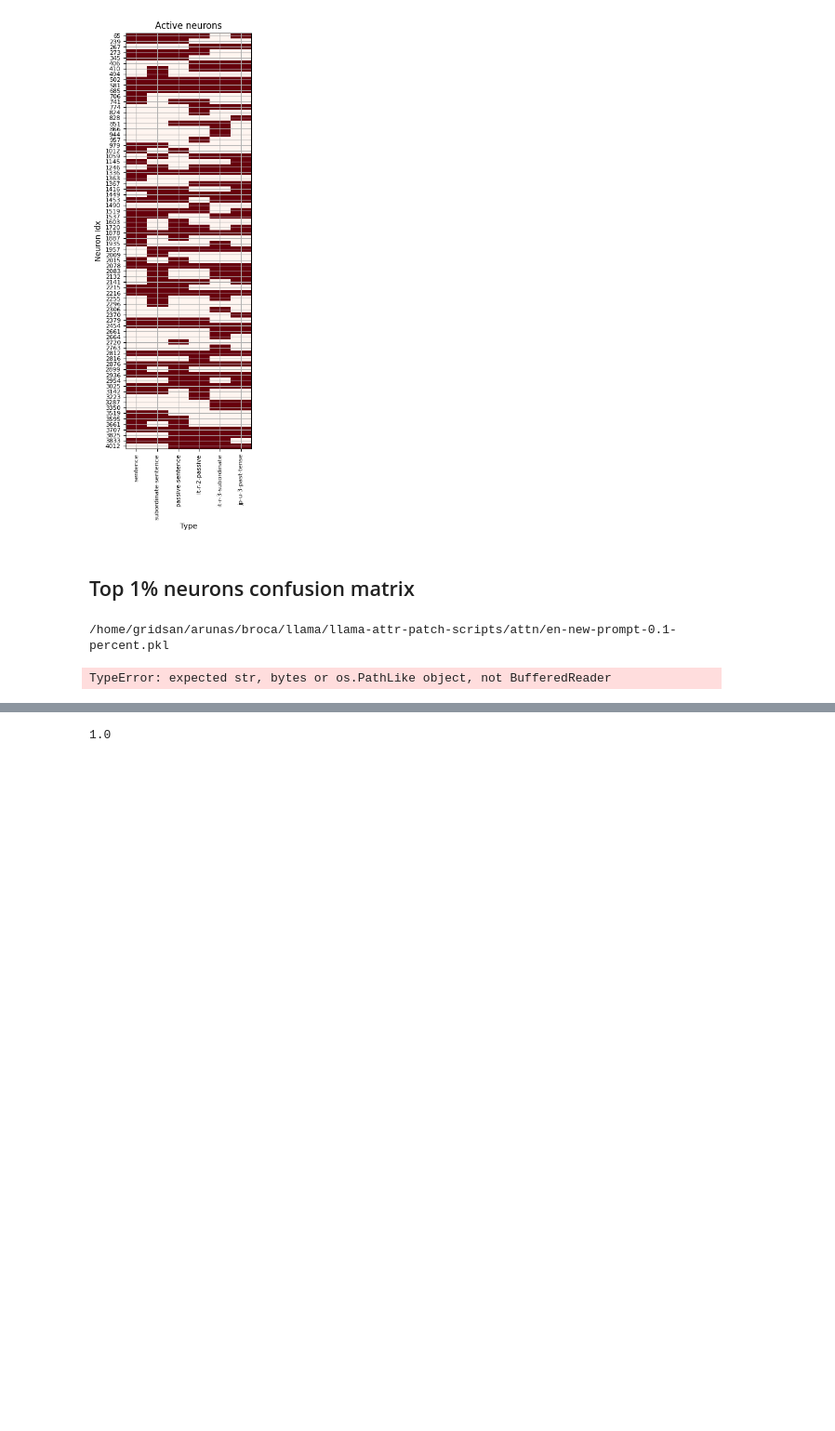
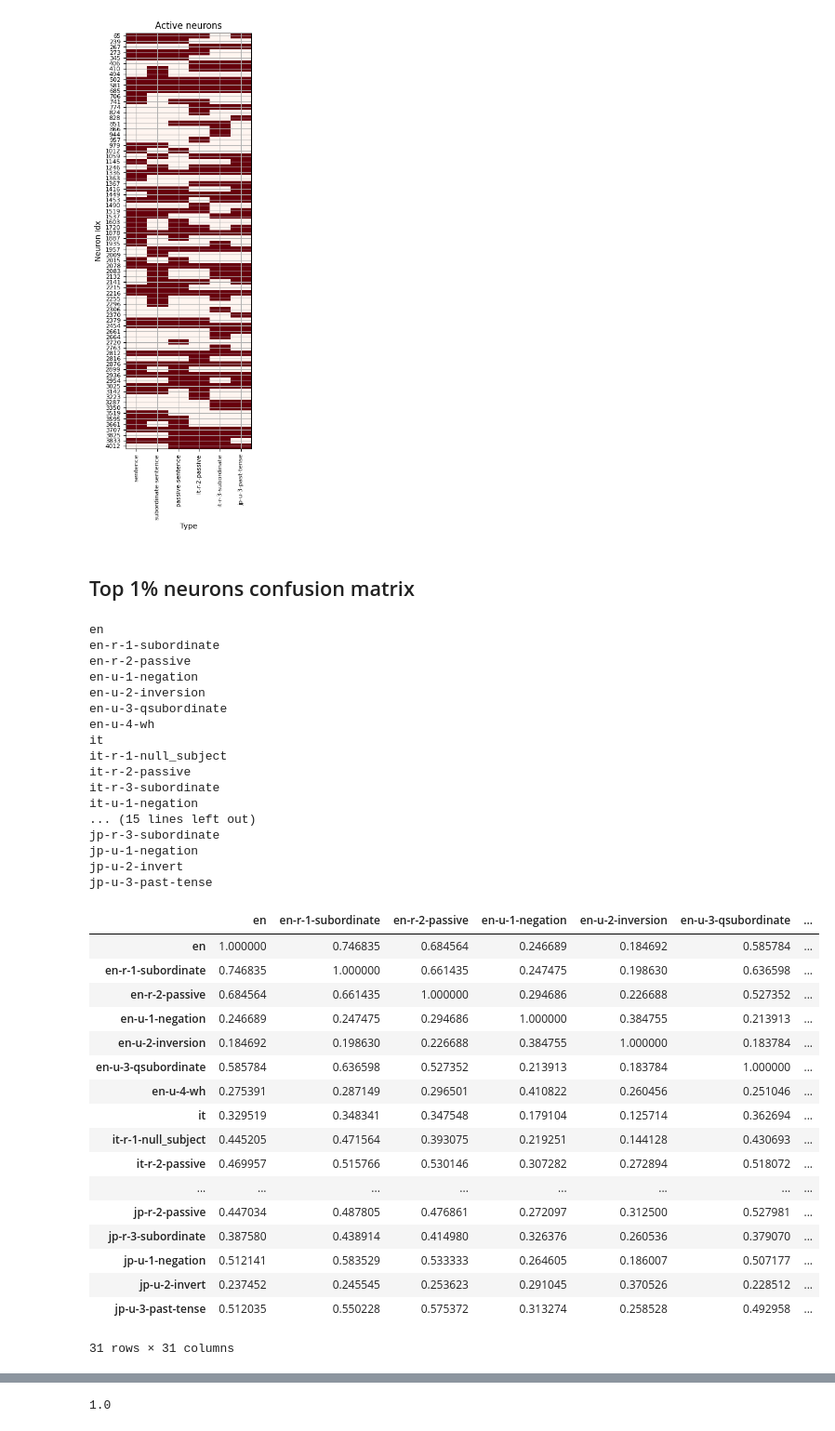
Before and after one commit to arunasank/disjoint-processing-llms, a Jupyter notebook: mistral/atp/attr-patching-charts.ipynb, the cells around one changed output, grey strips where cells are left out. Shown at 93% size. Drawn from its saved outputs; the diff is of its cells as text; code cells hidden in the pictures; blank space fills up the shorter version.

Commit message:
llama success

```diff
--- a/mistral/atp/attr-patching-charts.ipynb
+++ b/mistral/atp/attr-patching-charts.ipynb
@@ -128,45 +129,64 @@ plt.show()
 # %%
 og = pd.read_csv('/home/gridsan/arunas/broca/data-gen/ngs.csv')
 columns = [col for col in sorted(og.columns) if not 'ng-' in col]
 attn = pd.DataFrame(columns=sorted(columns) + ['layer', 'neuron'])
 attn['neuron'] = np.arange(0,4096)
 attn[columns] = 0
 attn['layer'] = 31
 for col in sorted(columns):
-    with open(f'/home/gridsan/arunas/broca/llama/llama-attr-patch-scripts/attn/{col}-new-prompt-0.1-percent.pkl', 'rb') as f:
-        print(f'/home/gridsan/arunas/broca/llama/llama-attr-patch-scripts/attn/{col}-new-prompt-0.1-percent.pkl')
-        # print(col)
-        with open(f, 'rb') as f:
-            x = pickle.load(f)
-            x = x.cpu()
-        df = pd.DataFrame(x, columns=['layer', 'neuron'])
+    with open(f'/home/gridsan/arunas/broca/mistral/atp/patches/mlp/all-neurons/{col}.pkl', 'rb') as f:
+        attn_cache = pickle.load(f)
+        attn_cache = attn_cache.cpu()
+        flattened_effects_cache = attn_cache.view(-1)
+        top_neurons = flattened_effects_cache.topk(k=int(0.01 * flattened_effects_cache.shape[-1]))
+        two_d_indices = torch.cat((((top_neurons[1] // attn_cache.shape[1]).unsqueeze(1)), ((top_neurons[1] % attn_cache.shape[1]).unsqueeze(1))), dim=1)
+        df = pd.DataFrame(two_d_indices, columns=['layer', 'neuron'])
         for idx, row in df.iterrows():
             attn.loc[(attn['neuron'] == row['neuron']) & (attn['layer'] == row['layer']), col] = 1
 attn = attn[~(attn[columns] == 0).all(axis=1)]
 attn = attn[sorted(columns)]
 
 attn_overlap = pd.DataFrame(columns=sorted(attn.columns), index=sorted(attn.columns))
-
 for col in sorted(attn.columns):
     print(col)
     for col1 in sorted(attn.columns):
         if (len(attn[attn[col] == 1]) > 0):
-            attn_overlap.loc[(attn_overlap.index == col), col1] = len( attn[(attn[col] == attn[col1]) & (attn[col] == 1)] )/ len(attn[(attn[col] == 1)])
+            attn_overlap.loc[(attn_overlap.index == col), col1] = len( attn[(attn[col] == attn[col1]) & (attn[col] == 1)] )/len(attn[(attn[col] == 1) | (attn[col1] == 1)] - attn[(attn[col] == 1) & (attn[col1] == 1)])
     attn_overlap[col] = attn_overlap[col].astype(float)
-
-# attn_overlap
-# print(attn_overlap)
-plt.imshow(attn_overlap, cmap='binary', aspect='auto', interpolation='nearest')
-plt.xticks(range(len(sorted(attn_overlap.columns))), sorted(attn_overlap.columns))
-plt.yticks(range(len(sorted(attn_overlap.index))), sorted(attn_overlap.index))
-plt.xticks(fontsize=8, rotation=90)  # Set x-axis tick label font size
-plt.yticks(fontsize=8)  # Set y-axis tick label font size
-# plt.grid(True)
-plt.colorbar()
-plt.title('Confusion Matrix')
-plt.tight_layout()
-# plt.savefig('/home/gridsan/arunas/broca/mistral/mistral-attr-patch-scripts/attn/attn-overlap.png')
-plt.show()
+attn_overlap
 # %% [output]
-/home/gridsan/arunas/broca/llama/llama-attr-patch-scripts/attn/en-new-prompt-0.1-percent.pkl
+en
+en-r-1-subordinate
+en-r-2-passive
+en-u-1-negation
+en-u-2-inversion
+en-u-3-qsubordinate
+en-u-4-wh
+it
+it-r-1-null_subject
+it-r-2-passive
+it-r-3-subordinate
+it-u-1-negation
+... (15 lines left out)
+jp-r-3-subordinate
+jp-u-1-negation
+jp-u-2-invert
+jp-u-3-past-tense
+|  | en | en-r-1-subordinate | en-r-2-passive | en-u-1-negation | en-u-2-inversion | en-u-3-qsubordinate | ... |
+| en | 1.000000 | 0.746835 | 0.684564 | 0.246689 | 0.184692 | 0.585784 | ... |
+| en-r-1-subordinate | 0.746835 | 1.000000 | 0.661435 | 0.247475 | 0.198630 | 0.636598 | ... |
+| en-r-2-passive | 0.684564 | 0.661435 | 1.000000 | 0.294686 | 0.226688 | 0.527352 | ... |
+| en-u-1-negation | 0.246689 | 0.247475 | 0.294686 | 1.000000 | 0.384755 | 0.213913 | ... |
+| en-u-2-inversion | 0.184692 | 0.198630 | 0.226688 | 0.384755 | 1.000000 | 0.183784 | ... |
+| en-u-3-qsubordinate | 0.585784 | 0.636598 | 0.527352 | 0.213913 | 0.183784 | 1.000000 | ... |
+| en-u-4-wh | 0.275391 | 0.287149 | 0.296501 | 0.410822 | 0.260456 | 0.251046 | ... |
+| it | 0.329519 | 0.348341 | 0.347548 | 0.179104 | 0.125714 | 0.362694 | ... |
+| it-r-1-null_subject | 0.445205 | 0.471564 | 0.393075 | 0.219251 | 0.144128 | 0.430693 | ... |
+| it-r-2-passive | 0.469957 | 0.515766 | 0.530146 | 0.307282 | 0.272894 | 0.518072 | ... |
+| ... | ... | ... | ... | ... | ... | ... | ... |
+| jp-r-2-passive | 0.447034 | 0.487805 | 0.476861 | 0.272097 | 0.312500 | 0.527981 | ... |
+| jp-r-3-subordinate | 0.387580 | 0.438914 | 0.414980 | 0.326376 | 0.260536 | 0.379070 | ... |
+| jp-u-1-negation | 0.512141 | 0.583529 | 0.533333 | 0.264605 | 0.186007 | 0.507177 | ... |
+| jp-u-2-invert | 0.237452 | 0.245545 | 0.253623 | 0.291045 | 0.370526 | 0.228512 | ... |
+| jp-u-3-past-tense | 0.512035 | 0.550228 | 0.575372 | 0.313274 | 0.258528 | 0.492958 | ... |
-TypeError: expected str, bytes or os.PathLike object, not BufferedReader
+31 rows × 31 columns
```
Also changed, not shown: parts of 2 cells of this notebook.
